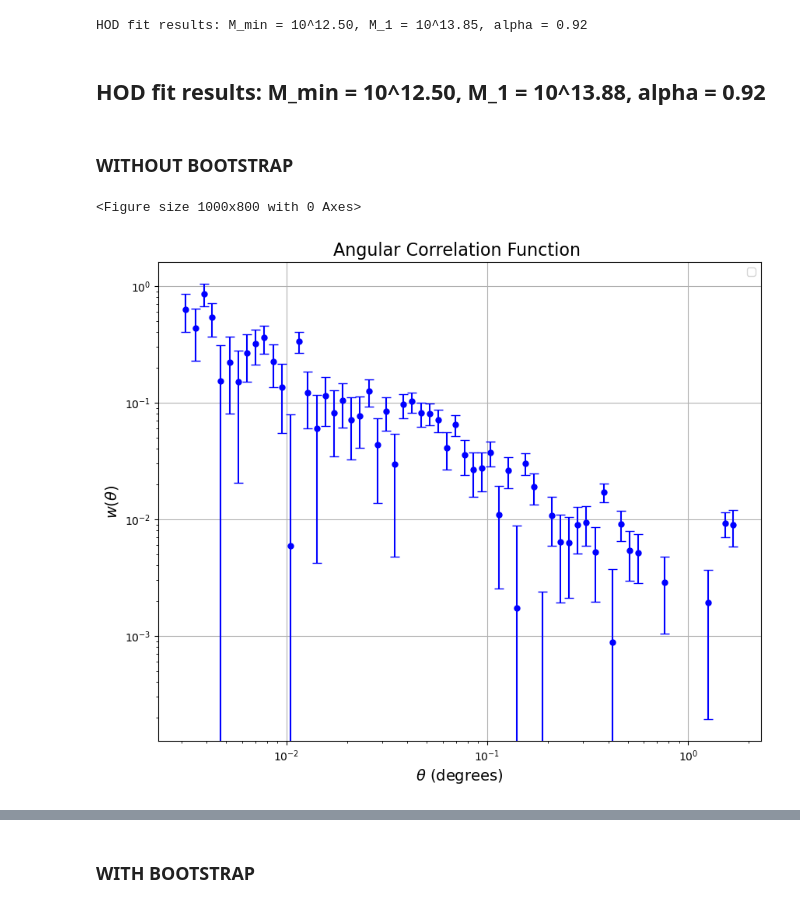
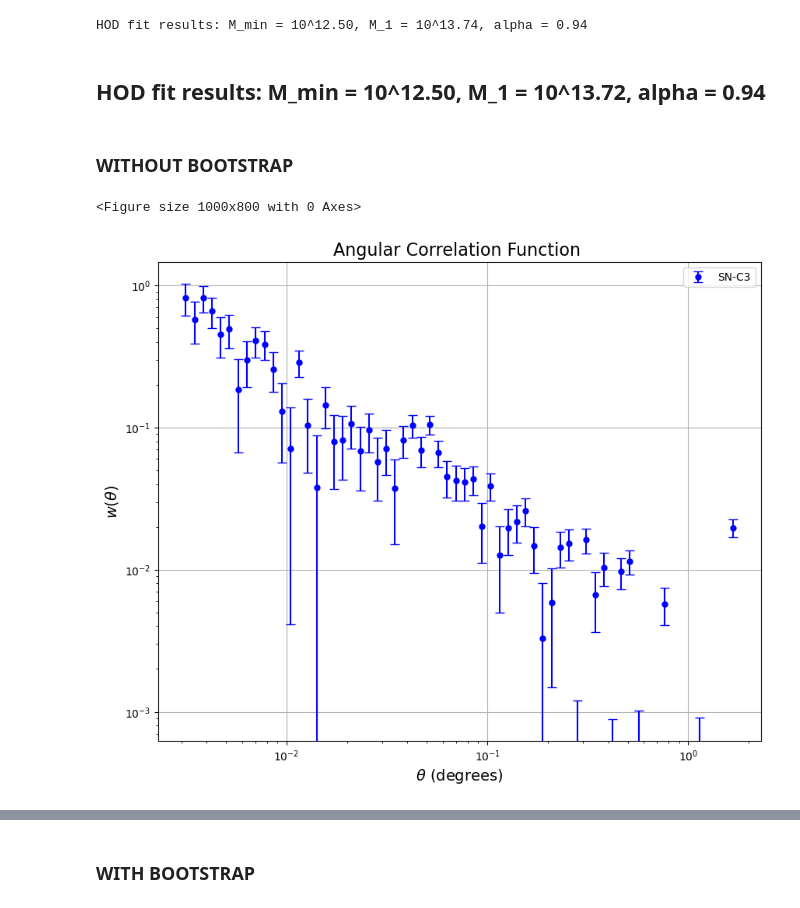
Before and after one commit to OtiliaIrina/Master_Thesis, a Jupyter notebook: New code/FIT.ipynb, the cells around one changed output, grey strips where cells are left out. Saved outputs shown, nothing was run; the diff lists cells and outputs as text; code cells hidden in the pictures.

```diff
--- a/New code/FIT.ipynb
+++ b/New code/FIT.ipynb
@@ -57,7 +57,7 @@ config = {
 }
 # %%
 ### USING SELECTION CLASS
-sub = dv.Selection(t, randoms, 0.4, 0.6, 10, 11.0, config)
+sub = dv.Selection(t, randoms, 0.4, 0.6, 10, 12.5, config)    # if i put the upper limit at 12.5 logSM then it is considered open-ended
 
 # Fit HOD with custom bounds
 hod_params, pcov = sub.fit_hod(
@@ -71,35 +71,36 @@ logM_min, logM_1, alpha = results['hod_params']
 print(f"HOD fit results: M_min = 10^{logM_min:.2f}, "
       f"M_1 = 10^{logM_1:.2f}, alpha = {alpha:.2f}")
 # %% [output]
-HOD fit results: M_min = 10^12.50, M_1 = 10^13.85, alpha = 0.92
+HOD fit results: M_min = 10^12.50, M_1 = 10^13.74, alpha = 0.94
 # %% [markdown]
-## HOD fit results: M_min = 10^12.50, M_1 = 10^13.88, alpha = 0.92
+## HOD fit results: M_min = 10^12.50, M_1 = 10^13.72, alpha = 0.94
 # %% [markdown]
 ### WITHOUT BOOTSTRAP
 # %%
 plt.figure(figsize=(10, 8))
 
 theta = results['theta']
 w_obs = results['w_theta']
-var_w_obs= results['var_w_theta'] #shot noise
+var_w_obs= results['var_w_theta'] #shot noise Shot noise or Poisson noise is a type of noise which can be modeled by a Poisson process.
+
 
 w_err = np.sqrt(var_w_obs)
 
 
 
 plt.figure(figsize=(10, 8))
-plt.errorbar(theta, w_obs, yerr= w_err, fmt='o', color='blue', capsize=4, markersize=5)
+plt.errorbar(theta, w_obs, yerr= w_err, fmt='o', color='blue', label= 'SN-C3', capsize=4, markersize=5)
 
 plt.xlabel(r'$\theta$ (degrees)', fontsize=14)
 plt.ylabel(r'$w(\theta)$', fontsize=14)
 plt.title('Angular Correlation Function ', fontsize=16)
 
 plt.xscale('log')
 plt.yscale('log')
 
 plt.legend()
 plt.grid(True)
 plt.show()
 # %% [output]
 <Figure size 1000x800 with 0 Axes>
-[figure, old version]
+[figure, new version]
```
Also changed, not shown: parts of 21 cells of this notebook, 4 other files.
